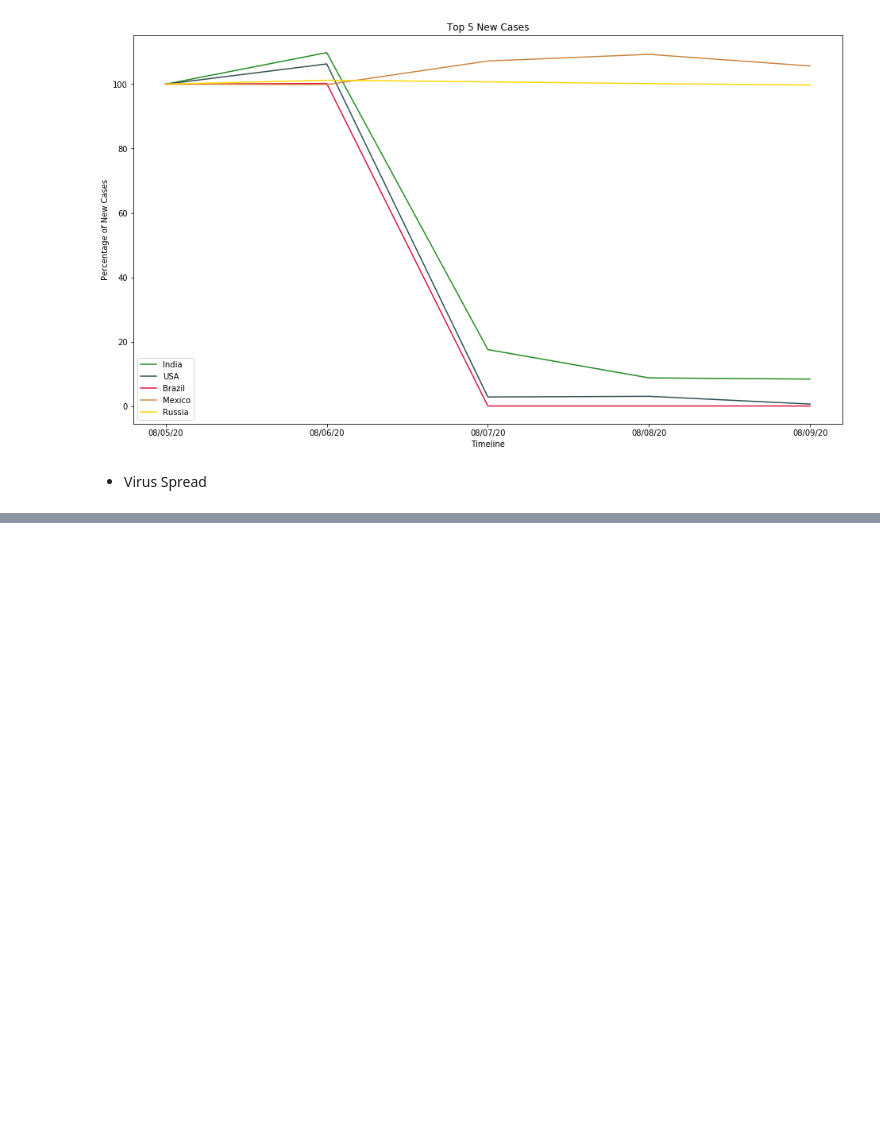
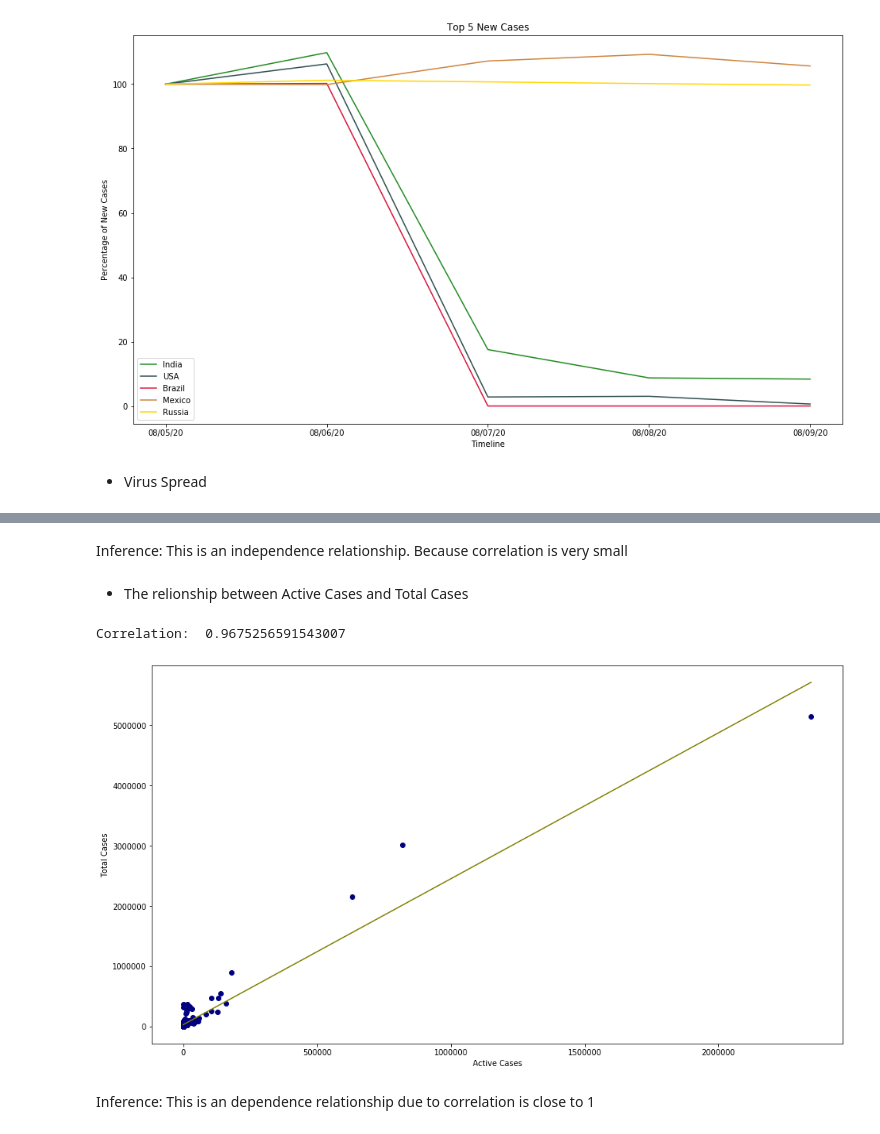
Before and after one commit to phamhuynhnhat99/DV-Lab01, a Jupyter notebook: DataVisualization - Lab01.ipynb, the cells around one changed output, grey strips where cells are left out. Saved outputs shown, nothing was run; the diff lists cells and outputs as text; code cells hidden in the pictures; blank space fills up the shorter version.

```diff
--- a/DataVisualization - Lab01.ipynb
+++ b/DataVisualization - Lab01.ipynb
@@ -279,0 +277,27 @@ Correlation:  0.05974541784448454
+# %% [markdown]
+Inference: This is an independence relationship. Because correlation is very small
+# %% [markdown]
+* The relionship between Active Cases and Total Cases
+# %%
+xname = 'Active Cases'
+yname = 'Total Cases'
+ndf = df[['Country', yname, xname]]
+ndf.index = range(1,len(ndf)+1)
+print('Correlation: ', ndf[yname].corr(ndf[xname]))
+from sklearn.linear_model import LinearRegression
+linear_regressor = LinearRegression()
+X = ndf[xname].values.reshape(-1, 1)
+Y = ndf[yname].values.reshape(-1, 1)
+linear_regressor.fit(X, Y)
+Y_pred = linear_regressor.predict(X)
+plt.figure(figsize=(16, 9))
+plt.scatter(X, Y, color='navy')
+plt.plot(X, Y_pred, color='olive')
+plt.xlabel(xname)
+plt.ylabel(yname)
+plt.show()
+# %% [output]
+Correlation:  0.9675256591543007
+[figure, added]
+# %% [markdown]
+Inference: This is an dependence relationship due to correlation is close to 1
```
Also changed, not shown: parts of 14 cells of this notebook.
